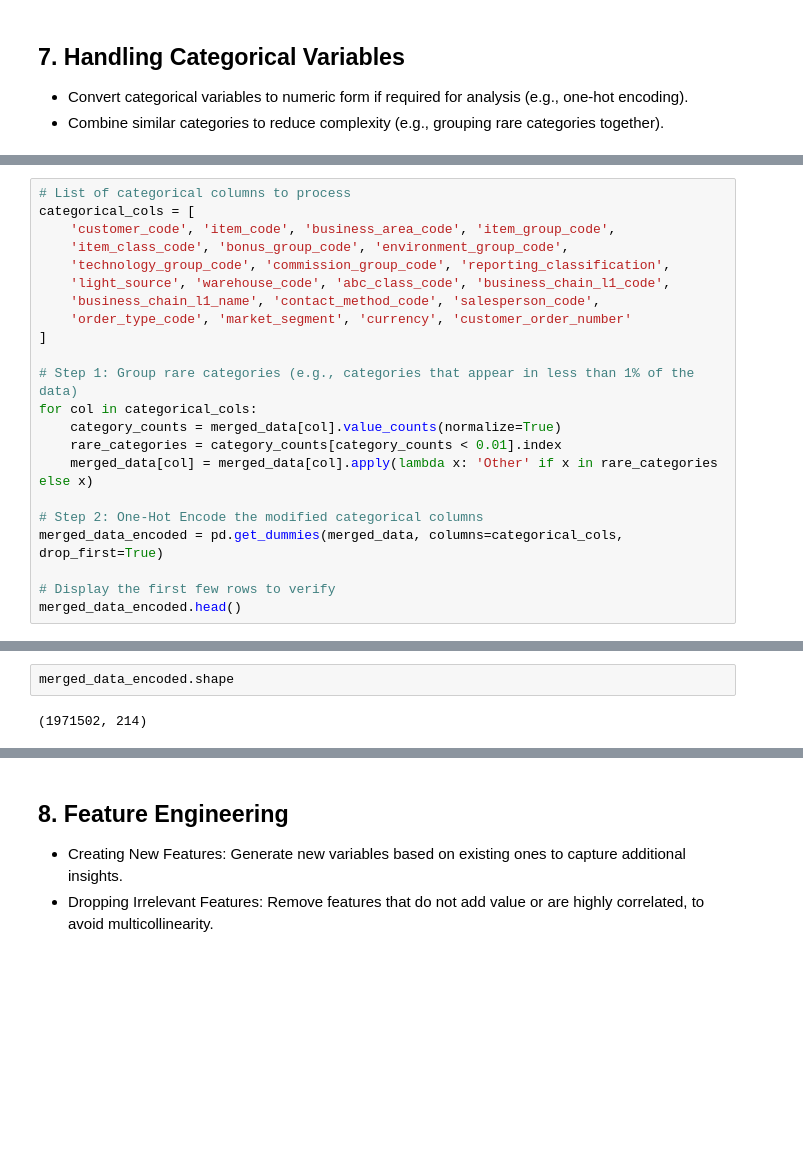
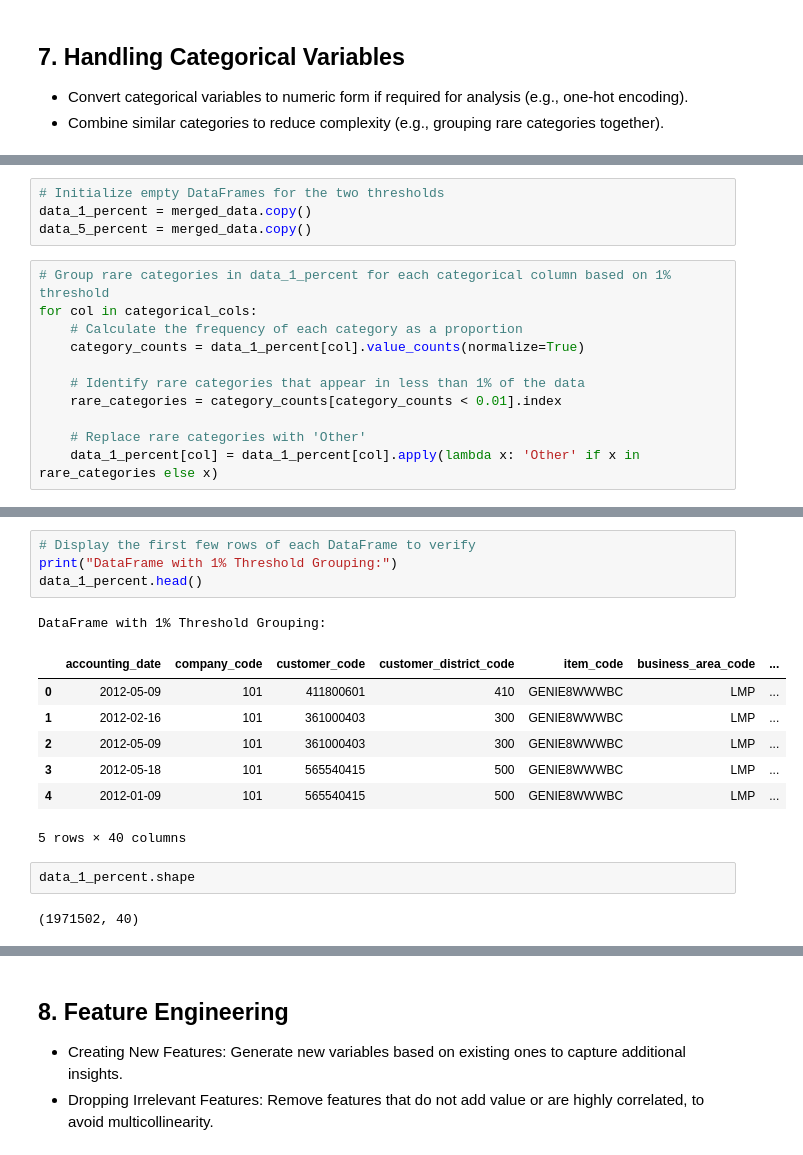
Before and after one commit to C4PT41N4545/BUSA8000-LuminaTech_Analytics_Project, a Jupyter notebook: data_cleaning.ipynb, the cells around one changed output, grey strips where cells are left out. Cells and saved outputs as stored; diff of their text form; blank space fills up the shorter version.

```diff
--- a/data_cleaning.ipynb
+++ b/data_cleaning.ipynb
@@ -1888,22 +1914,0 @@ merged_data.head()
-# %%
-# List of categorical columns to process
-categorical_cols = [
-    'customer_code', 'item_code', 'business_area_code', 'item_group_code',
-    'item_class_code', 'bonus_group_code', 'environment_group_code',
-    'technology_group_code', 'commission_group_code', 'reporting_classification',
-    'light_source', 'warehouse_code', 'abc_class_code', 'business_chain_l1_code',
-    'business_chain_l1_name', 'contact_method_code', 'salesperson_code',
-    'order_type_code', 'market_segment', 'currency', 'customer_order_number'
-]
-
-# Step 1: Group rare categories (e.g., categories that appear in less than 1% of the data)
-for col in categorical_cols:
-    category_counts = merged_data[col].value_counts(normalize=True)
-    rare_categories = category_counts[category_counts < 0.01].index
-    merged_data[col] = merged_data[col].apply(lambda x: 'Other' if x in rare_categories else x)
-
-# Step 2: One-Hot Encode the modified categorical columns
-merged_data_encoded = pd.get_dummies(merged_data, columns=categorical_cols, drop_first=True)
-
-# Display the first few rows to verify
-merged_data_encoded.head()
@@ -1917,0 +1977,15 @@ merged_data_encoded.head()
+# %%
+# Initialize empty DataFrames for the two thresholds
+data_1_percent = merged_data.copy()
+data_5_percent = merged_data.copy()
+# %%
+# Group rare categories in data_1_percent for each categorical column based on 1% threshold
+for col in categorical_cols:
+    # Calculate the frequency of each category as a proportion
+    category_counts = data_1_percent[col].value_counts(normalize=True)
+
+    # Identify rare categories that appear in less than 1% of the data
+    rare_categories = category_counts[category_counts < 0.01].index
+
+    # Replace rare categories with 'Other'
+    data_1_percent[col] = data_1_percent[col].apply(lambda x: 'Other' if x in rare_categories else x)
@@ -1918,4 +2003,17 @@ merged_data_encoded.head()
+# %%
+# Display the first few rows of each DataFrame to verify
+print("DataFrame with 1% Threshold Grouping:")
+data_1_percent.head()
+# %% [output]
+DataFrame with 1% Threshold Grouping:
+|  | accounting_date | company_code | customer_code | customer_district_code | item_code | business_area_code | ... |
+| 0 | 2012-05-09 | 101 | 411800601 | 410 | GENIE8WWWBC | LMP | ... |
+| 1 | 2012-02-16 | 101 | 361000403 | 300 | GENIE8WWWBC | LMP | ... |
+| 2 | 2012-05-09 | 101 | 361000403 | 300 | GENIE8WWWBC | LMP | ... |
+| 3 | 2012-05-18 | 101 | 565540415 | 500 | GENIE8WWWBC | LMP | ... |
+| 4 | 2012-01-09 | 101 | 565540415 | 500 | GENIE8WWWBC | LMP | ... |
+5 rows × 40 columns
 # %%
-merged_data_encoded.shape
+data_1_percent.shape
 # %% [output]
-(1971502, 214)
+(1971502, 40)
```
Also changed, not shown: parts of 14 cells of this notebook.
